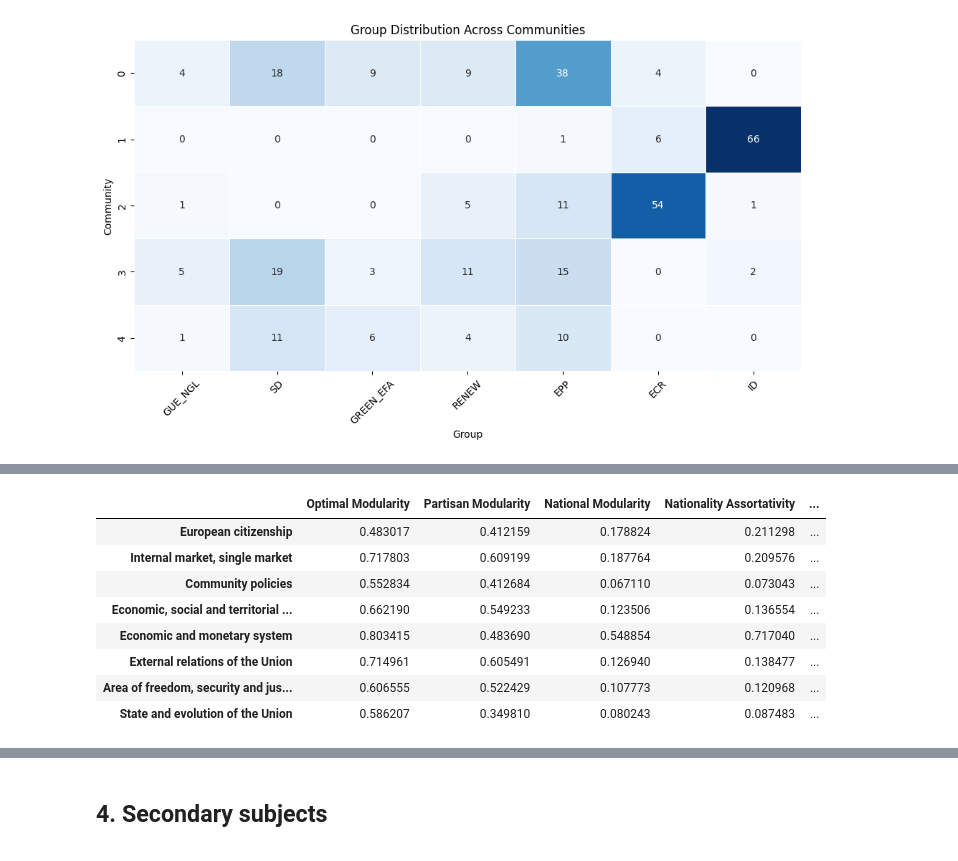
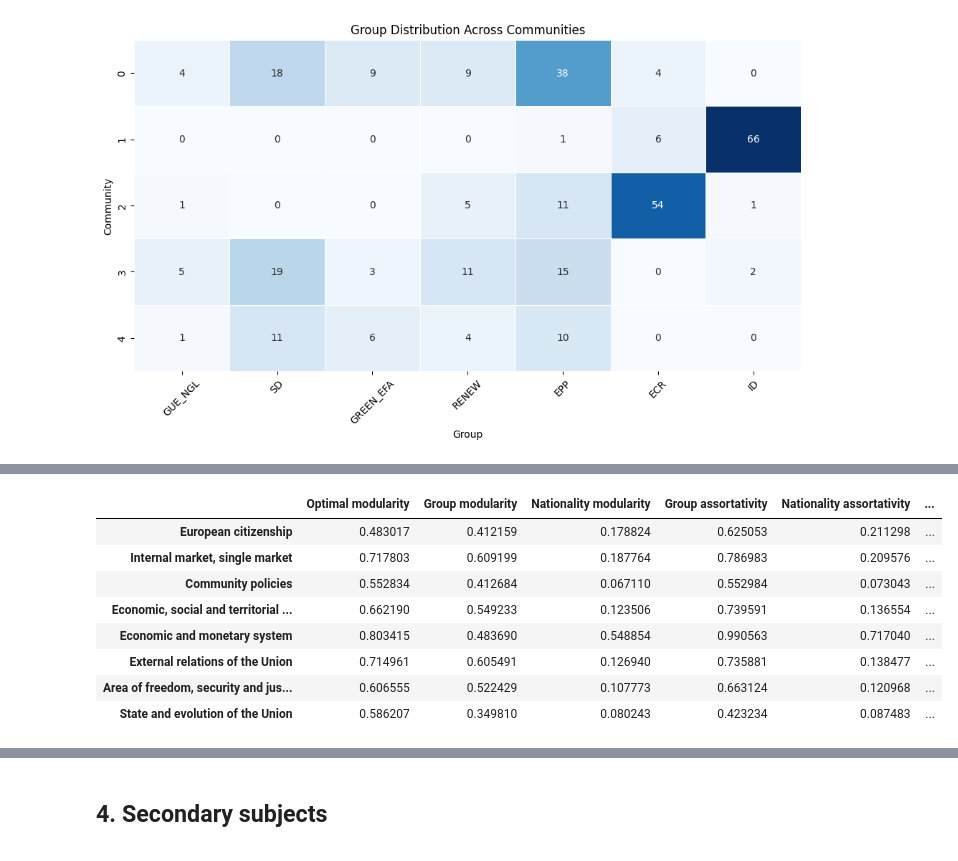
Before and after one commit to srosalino/Multi-polarization_in_the_9th_term_of_the_European_Parliament, a Jupyter notebook: scripts/7.1_co_voting_networks.ipynb, the cells around one changed output, grey strips where cells are left out. Cells and saved outputs as stored; diff of their text form; code cells hidden in the pictures.

```diff
--- a/scripts/7.1_co_voting_networks.ipynb
+++ b/scripts/7.1_co_voting_networks.ipynb
@@ -2089,13 +2161,13 @@ network_density_8
 # %%
-# Compute the party assortativity for all bills whose primary subject is 8
-party_assortativity_8 = compute_party_assortativity(cleaned_edgelist_8, group_memberships_single)
+# Compute the group assortativity for all bills whose primary subject is 8 (among any other possible primary subjects)
+group_assortativity_8 = compute_group_assortativity(cleaned_edgelist_8)
 
-party_assortativity_8
+group_assortativity_8
 # %% [output]
 0.42323370677771904
 # %%
-# Compute the nationality assortativity for all bills whose primary subject is 8
-nationality_assortativity_8 = compute_nationality_assortativity(cleaned_edgelist_8, members)
+# Compute the nationality assortativity for all bills whose primary subject is 8 (among any other possible primary subjects)
+nationality_assortativity_8 = compute_nationality_assortativity(cleaned_edgelist_8)
 
 nationality_assortativity_8
 # %% [output]
@@ -2109,0 +2189,5 @@ national_modularity_8
+# %%
+# Compute the percentage of remaining nodes for all bills whose primary subject is 8 (among any other possible primary subjects)
+percentage_remaining_nodes_8 = compute_percentage_of_remaining_nodes(cleaned_edgelist_8)
+
+percentage_remaining_nodes_8
@@ -2109,0 +2196,5 @@ national_modularity_8
+# %%
+# Compute the total detected communities for all bills whose primary subject is 8 (among any other possible primary subjects)
+total_communities_8 = compute_total_detected_communities(cleaned_edgelist_8)
+
+total_communities_8
@@ -2186,65 +2230,82 @@ plt.show()
 # %%
-# Define the list of optimal modularities across all subjects
+# Define the list of optimal modularities across all primary subjects
 list_optimal_modularities = [optimal_modularity_1, optimal_modularity_2, optimal_modularity_3, optimal_modularity_4,
                              optimal_modularity_5, optimal_modularity_6, optimal_modularity_7, optimal_modularity_8]
 
-# Define the list of partisan modularities across all subjects
-list_partisan_modularities = [partisan_modularity_1, partisan_modularity_2, partisan_modularity_3, partisan_modularity_4,
-                              partisan_modularity_5, partisan_modularity_6, partisan_modularity_7, partisan_modularity_8]
+# Define the list of group modularities across all primary subjects
+list_group_modularities = [group_modularity_1, group_modularity_2, group_modularity_3, group_modularity_4,
+                              group_modularity_5, group_modularity_6, group_modularity_7, group_modularity_8]
 
-list_national_modularities = [national_modularity_1, national_modularity_2, national_modularity_3, national_modularity_4,
-                              national_modularity_5, national_modularity_6, national_modularity_7, national_modularity_8]
+# Define the list of nationality modularities across all primary subjects
+list_nationality_modularities = [nationality_modularity_1, nationality_modularity_2, nationality_modularity_3, nationality_modularity_4,
+                              nationality_modularity_5, nationality_modularity_6, nationality_modularity_7, nationality_modularity_8]
 
+# Define the list of group assortativity coefficients across all primary subjects
+list_group_assortativity = [group_assortativity_1, group_assortativity_2, group_assortativity_3, group_assortativity_4,
+                            group_assortativity_5, group_assortativity_6, group_assortativity_7, group_assortativity_8]
+
+# Define the list of nationality assortativity coefficients across all primary subjects
 list_nationality_assortativity = [nationality_assortativity_1, nationality_assortativity_2, nationality_assortativity_3, nationality_assortativity_4,
                                   nationality_assortativity_5, nationality_assortativity_6, nationality_assortativity_7, nationality_assortativity_8]
 
-# Define the list of average clustering coefficients across all subjects
+# Define the list of average clustering coefficients across all primary subjects
 list_average_clustering_coefficients = [average_clustering_coefficient_1, average_clustering_coefficient_2,
                                         average_clustering_coefficient_3, average_clustering_coefficient_4,
                                         average_clustering_coefficient_5, average_clustering_coefficient_6,
                                         average_clustering_coefficient_7, average_clustering_coefficient_8]
 
-# Define the list of network densities across all subjects
+# Define the list of network densities across all primary subjects
 list_network_density = [network_density_1, network_density_2, network_density_3, network_density_4,
                         network_density_5, network_density_6, network_density_7, network_density_8]
 
-# Define the list of party assortativity coefficients across all subjects
-list_party_assortativity = [party_assortativity_1, party_assortativity_2, party_assortativity_3, party_assortativity_4,
-                            party_assortativity_5, party_assortativity_6, party_assortativity_7, party_assortativity_8]
+# Define the list of all percentages of remaining nodes across all primary subjects
+list_percentage_remaining_nodes = [percentage_remaining_nodes_1, percentage_remaining_nodes_2, percentage_remaining_nodes_3, percentage_remaining_nodes_4,
+                                   percentage_remaining_nodes_5, percentage_remaining_nodes_6, percentage_remaining_nodes_7, percentage_remaining_nodes_8]
+
+# Define the list of total number of detected communities across all primary subjects
+list_of_number_of_detected_communities = [total_communities_1, total_communities_2, total_communities_3, total_communities_4,
+                                 total_communities_5, total_communities_6, total_communities_7, total_communities_8]
+
+# Manually define the list of total relevant communities across all primary subjects
+list_of_number_of_relevant_communities = [4, 4, 4, 8, 0, 8, 4, 5]
 
 
 # Define the list of primary subjects
 primary_subjects = ["European citizenship", "Internal market, single market", "Community policies",
                     "Economic, social and territorial cohesion", "Economic and monetary system",
                     "External relations of the Union", "Area of freedom, security and justice",
                     "State and evolution of the Union"]
 
-# Define the number of bills per subject
+# Define the number of bills per primary subject
 number_of_bills = [98, 191, 595, 386, 31, 444, 176, 567]
 
 # Create a dictionary to store the data
 data = {
-    "Optimal Modularity": list_optimal_modularities,
-    "Partisan Modularity": list_partisan_modularities,
-    "National Modularity": list_national_modularities,
-    "Nationality Assortativity": list_nationality_assortativity,
-    "Average Clustering Coefficient": list_average_clustering_coefficients,
-    "Network Density": list_network_density,
-    "Party Assortativity": list_party_assortativity,
-    "Number of Bills": number_of_bills
+    "Optimal modularity": list_optimal_modularities,
+    "Group modularity": list_group_modularities,
+    "Nationality modularity": list_nationality_modularities,
+    "Group assortativity": list_group_assortativity,
+    "Nationality assortativity": list_nationality_assortativity,
+    "Average clustering coefficient": list_average_clustering_coefficients,
+    "Network density": list_network_density,
+    "% of remaining nodes": list_percentage_remaining_nodes,
+    "Total detected communities": list_of_number_of_detected_communities,
+    "Total relevant communities": list_of_number_of_relevant_communities,
+    "Number of Bills": number_of_bills,
+
 }
 
-# Create the DataFrame with primary subjects as index
+# Create the dataframe with primary subjects as index
 df_network_features = pd.DataFrame(data, index=primary_subjects)
 
 df_network_features
 # %% [output]
-|  | Optimal Modularity | Partisan Modularity | National Modularity | Nationality Assortativity | ... |
-| European citizenship | 0.483017 | 0.412159 | 0.178824 | 0.211298 | ... |
-| Internal market, single market | 0.717803 | 0.609199 | 0.187764 | 0.209576 | ... |
-| Community policies | 0.552834 | 0.412684 | 0.067110 | 0.073043 | ... |
-| Economic, social and territorial ... | 0.662190 | 0.549233 | 0.123506 | 0.136554 | ... |
-| Economic and monetary system | 0.803415 | 0.483690 | 0.548854 | 0.717040 | ... |
-| External relations of the Union | 0.714961 | 0.605491 | 0.126940 | 0.138477 | ... |
-| Area of freedom, security and jus... | 0.606555 | 0.522429 | 0.107773 | 0.120968 | ... |
-| State and evolution of the Union | 0.586207 | 0.349810 | 0.080243 | 0.087483 | ... |
+|  | Optimal modularity | Group modularity | Nationality modularity | Group assortativity | Nationality assortativity | ... |
+| European citizenship | 0.483017 | 0.412159 | 0.178824 | 0.625053 | 0.211298 | ... |
+| Internal market, single market | 0.717803 | 0.609199 | 0.187764 | 0.786983 | 0.209576 | ... |
+| Community policies | 0.552834 | 0.412684 | 0.067110 | 0.552984 | 0.073043 | ... |
+| Economic, social and territorial ... | 0.662190 | 0.549233 | 0.123506 | 0.739591 | 0.136554 | ... |
+| Economic and monetary system | 0.803415 | 0.483690 | 0.548854 | 0.990563 | 0.717040 | ... |
+| External relations of the Union | 0.714961 | 0.605491 | 0.126940 | 0.735881 | 0.138477 | ... |
+| Area of freedom, security and jus... | 0.606555 | 0.522429 | 0.107773 | 0.663124 | 0.120968 | ... |
+| State and evolution of the Union | 0.586207 | 0.349810 | 0.080243 | 0.423234 | 0.087483 | ... |
```
Also changed, not shown: parts of 250 cells of this notebook, 25 other files.
